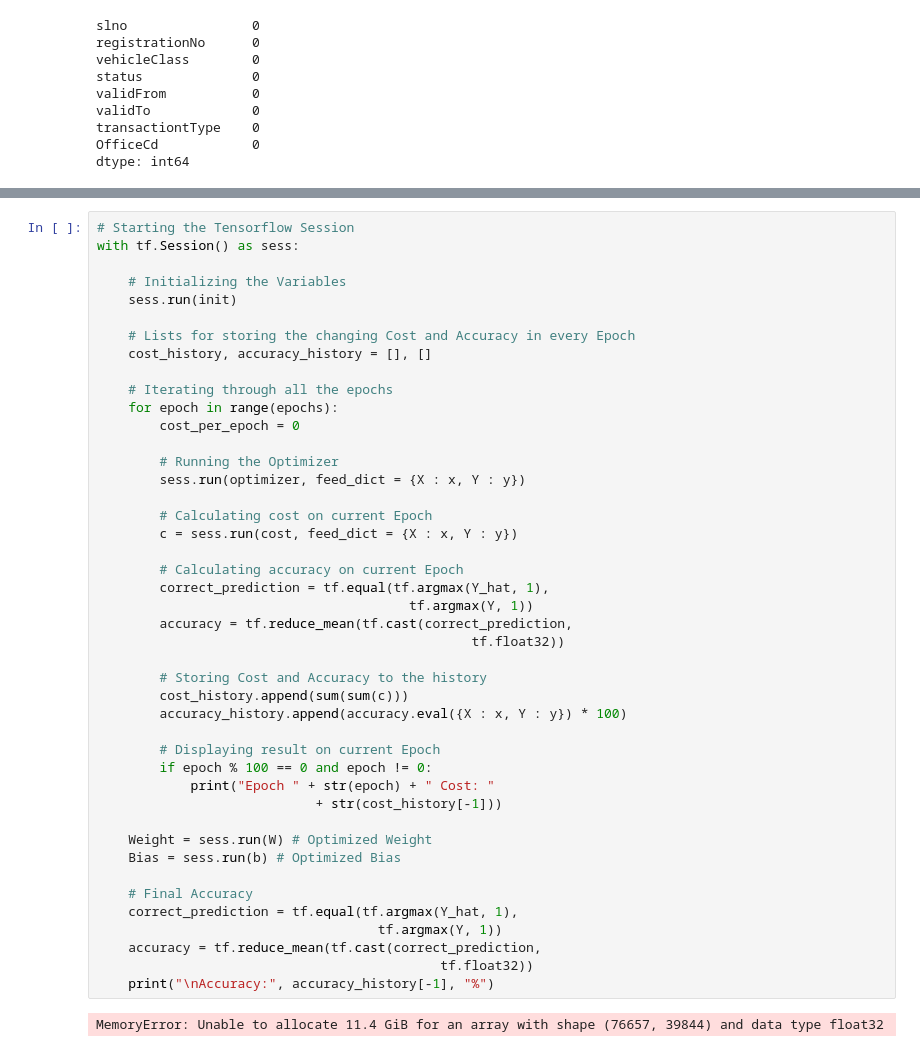
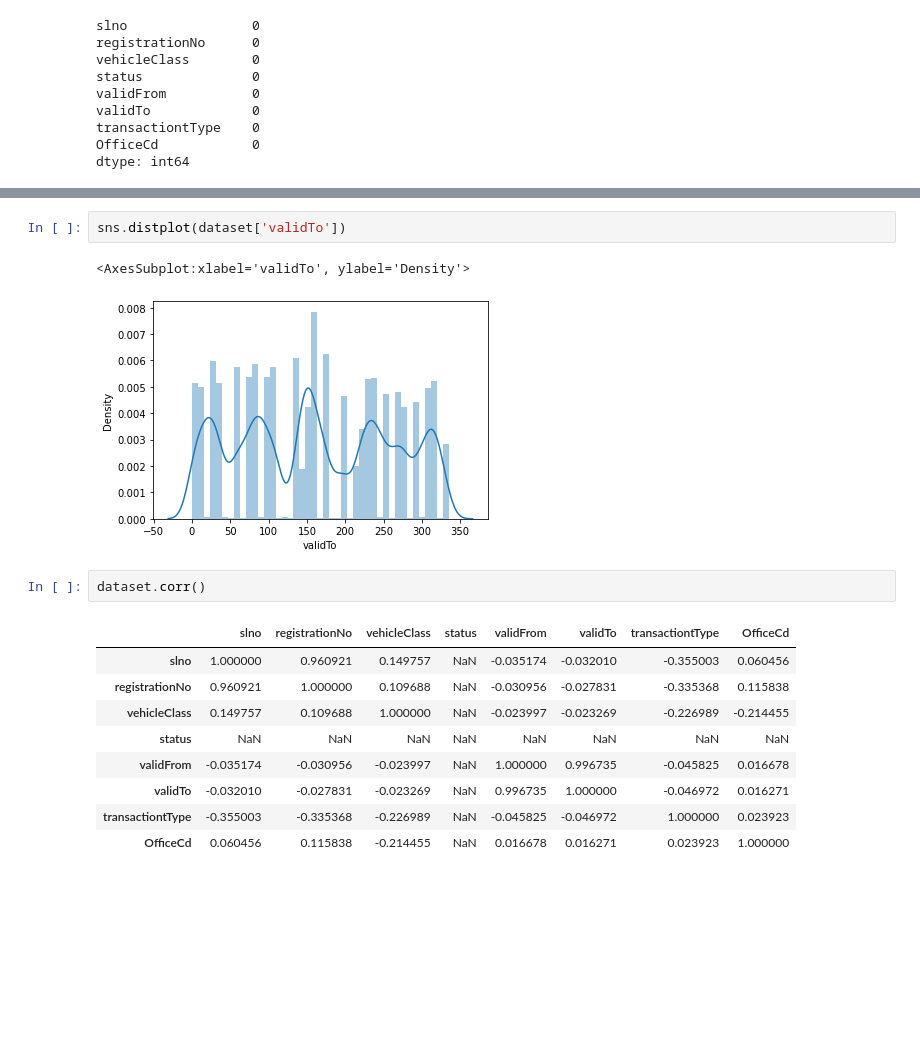
Before and after one commit to digitalhemanth/Data-Science, a Jupyter notebook: Scikit Learn/Sample_ds_with_spark.ipynb, the cells around one changed output, grey strips where cells are left out. Cells and saved outputs as stored; diff of their text form; blank space fills up the shorter version.

```diff
--- a/Scikit Learn/Sample_ds_with_spark.ipynb
+++ b/Scikit Learn/Sample_ds_with_spark.ipynb
@@ -313,46 +217,17 @@ init = tf.global_variables_initializer()
-# %%
-# Starting the Tensorflow Session
-with tf.Session() as sess:
-
-	# Initializing the Variables
-	sess.run(init)
-
-	# Lists for storing the changing Cost and Accuracy in every Epoch
-	cost_history, accuracy_history = [], []
-
-	# Iterating through all the epochs
-	for epoch in range(epochs):
-		cost_per_epoch = 0
-
-		# Running the Optimizer
-		sess.run(optimizer, feed_dict = {X : x, Y : y})
-
-		# Calculating cost on current Epoch
-		c = sess.run(cost, feed_dict = {X : x, Y : y})
-
-		# Calculating accuracy on current Epoch
-		correct_prediction = tf.equal(tf.argmax(Y_hat, 1),
-										tf.argmax(Y, 1))
-		accuracy = tf.reduce_mean(tf.cast(correct_prediction,
-												tf.float32))
-
-		# Storing Cost and Accuracy to the history
-		cost_history.append(sum(sum(c)))
-		accuracy_history.append(accuracy.eval({X : x, Y : y}) * 100)
-
-		# Displaying result on current Epoch
-		if epoch % 100 == 0 and epoch != 0:
-			print("Epoch " + str(epoch) + " Cost: "
-							+ str(cost_history[-1]))
-
-	Weight = sess.run(W) # Optimized Weight
-	Bias = sess.run(b) # Optimized Bias
-
-	# Final Accuracy
-	correct_prediction = tf.equal(tf.argmax(Y_hat, 1),
-									tf.argmax(Y, 1))
-	accuracy = tf.reduce_mean(tf.cast(correct_prediction,
-											tf.float32))
-	print("\nAccuracy:", accuracy_history[-1], "%")
-# %% [output]
-MemoryError: Unable to allocate 11.4 GiB for an array with shape (76657, 39844) and data type float32
+# %%
+sns.distplot(dataset['validTo'])
+# %% [output]
+<AxesSubplot:xlabel='validTo', ylabel='Density'>
+[figure, added]
+# %%
+dataset.corr()
+# %% [output]
+|  | slno | registrationNo | vehicleClass | status | validFrom | validTo | transactiontType | OfficeCd |
+| slno | 1.000000 | 0.960921 | 0.149757 | NaN | -0.035174 | -0.032010 | -0.355003 | 0.060456 |
+| registrationNo | 0.960921 | 1.000000 | 0.109688 | NaN | -0.030956 | -0.027831 | -0.335368 | 0.115838 |
+| vehicleClass | 0.149757 | 0.109688 | 1.000000 | NaN | -0.023997 | -0.023269 | -0.226989 | -0.214455 |
+| status | NaN | NaN | NaN | NaN | NaN | NaN | NaN | NaN |
+| validFrom | -0.035174 | -0.030956 | -0.023997 | NaN | 1.000000 | 0.996735 | -0.045825 | 0.016678 |
+| validTo | -0.032010 | -0.027831 | -0.023269 | NaN | 0.996735 | 1.000000 | -0.046972 | 0.016271 |
+| transactiontType | -0.355003 | -0.335368 | -0.226989 | NaN | -0.045825 | -0.046972 | 1.000000 | 0.023923 |
+| OfficeCd | 0.060456 | 0.115838 | -0.214455 | NaN | 0.016678 | 0.016271 | 0.023923 | 1.000000 |
```
Also changed, not shown: parts of 38 cells of this notebook.
